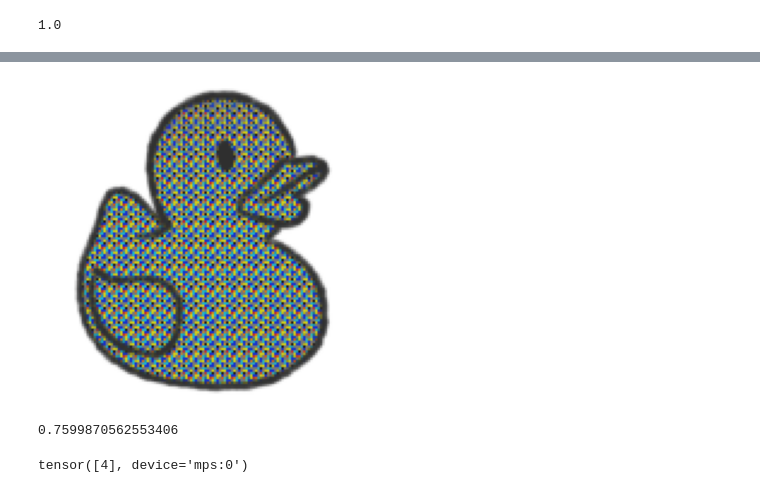
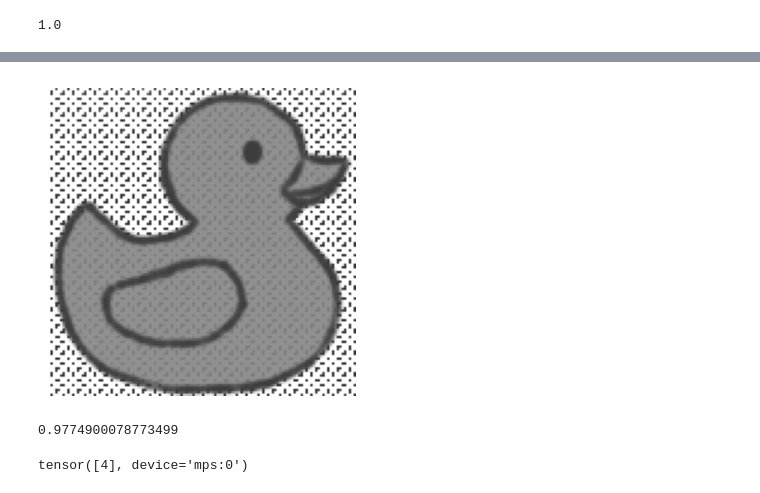
Before and after one commit to ameliamartinson/540-project-code, a Jupyter notebook: Coil20_simplified.ipynb, the cells around one changed output, grey strips where cells are left out. Saved outputs shown, nothing was run; the diff lists cells and outputs as text; code cells hidden in the pictures.

```diff
--- a/Coil20_simplified.ipynb
+++ b/Coil20_simplified.ipynb
@@ -155,7 +155,7 @@ for epoch in range(num_epochs):
     model.train()
     for x_batch, y_batch in train_images:
         # test adding noise:
-        noise_std = 0.0
+        noise_std = 0.05
         noise = torch.randn_like(x_batch)*noise_std
         x_batch = x_batch + noise
 
@@ -317,18 +373,18 @@ pred: tylenol, with confidence: 0.487921
 # %%
 ducks = torchvision.datasets.ImageFolder("ducks", transform=transform)
 # %%
-my_duck,_ = ducks[3]
+my_duck,_ = ducks[5]
 display_image_tensor(my_duck)
 my_duck = my_duck.unsqueeze(0).to(device)
 my_output = model(my_duck)
 probs = F.softmax(my_output, dim=1)
 confidence, pred_label = torch.max(probs,1)
 # %% [output]
-[figure, old version]
+[figure, new version]
 # %%
 float(confidence.detach())
 # %% [output]
-0.7599870562553406
+0.9774900078773499
 # %%
 pred_label
 # %% [output]
```
Also changed, not shown: parts of 8 cells of this notebook.
